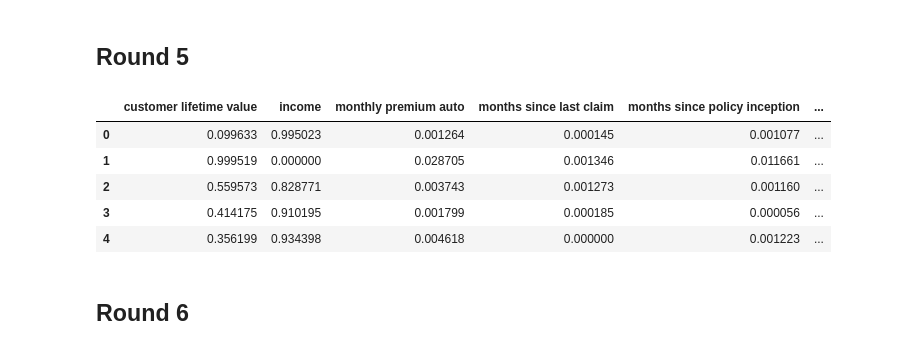
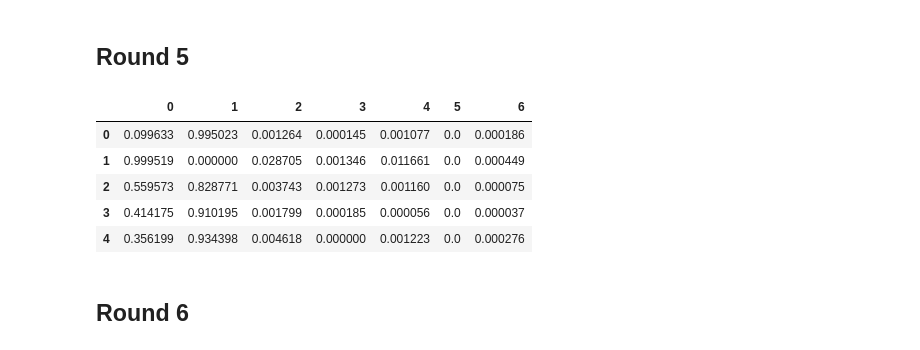
Before and after one commit to missadesola/lab-customer-analysis-round-2, a Jupyter notebook: files_for_lab/csv_files/Customer Analysis Round 2.ipynb, the cells around one changed output. Cells and saved outputs as stored; diff of their text form; code cells hidden in the pictures.

```diff
--- a/files_for_lab/csv_files/Customer Analysis Round 2.ipynb
+++ b/files_for_lab/csv_files/Customer Analysis Round 2.ipynb
@@ -525,18 +527,19 @@ There is no pair of features that have a high correlation
 # split data into features and target
 X = corr_data
 y = numerical['total claim amount']
-# %%
-# normalizing numerical data
-d = preprocessing.normalize(X)
-names = X.columns
-X = pd.DataFrame(d, columns=names)
-X.head()
-# %% [output]
-|  | customer lifetime value | income | monthly premium auto | months since last claim | months since policy inception | ... |
-| 0 | 0.099633 | 0.995023 | 0.001264 | 0.000145 | 0.001077 | ... |
-| 1 | 0.999519 | 0.000000 | 0.028705 | 0.001346 | 0.011661 | ... |
-| 2 | 0.559573 | 0.828771 | 0.003743 | 0.001273 | 0.001160 | ... |
-| 3 | 0.414175 | 0.910195 | 0.001799 | 0.000185 | 0.000056 | ... |
-| 4 | 0.356199 | 0.934398 | 0.004618 | 0.000000 | 0.001223 | ... |
+# %%
+# normalizing numerical data
+transformer = Normalizer().fit(X)
+X_normalized = transformer.transform(X)
+
+X_normalized = pd.DataFrame(X_normalized)
+display(X_normalized.head())
+# %% [output]
+|  | 0 | 1 | 2 | 3 | 4 | 5 | 6 |
+| 0 | 0.099633 | 0.995023 | 0.001264 | 0.000145 | 0.001077 | 0.0 | 0.000186 |
+| 1 | 0.999519 | 0.000000 | 0.028705 | 0.001346 | 0.011661 | 0.0 | 0.000449 |
+| 2 | 0.559573 | 0.828771 | 0.003743 | 0.001273 | 0.001160 | 0.0 | 0.000075 |
+| 3 | 0.414175 | 0.910195 | 0.001799 | 0.000185 | 0.000056 | 0.0 | 0.000037 |
+| 4 | 0.356199 | 0.934398 | 0.004618 | 0.000000 | 0.001223 | 0.0 | 0.000276 |
 # %% [markdown]
 ## Round 6
```
Also changed, not shown: parts of 7 cells of this notebook.
